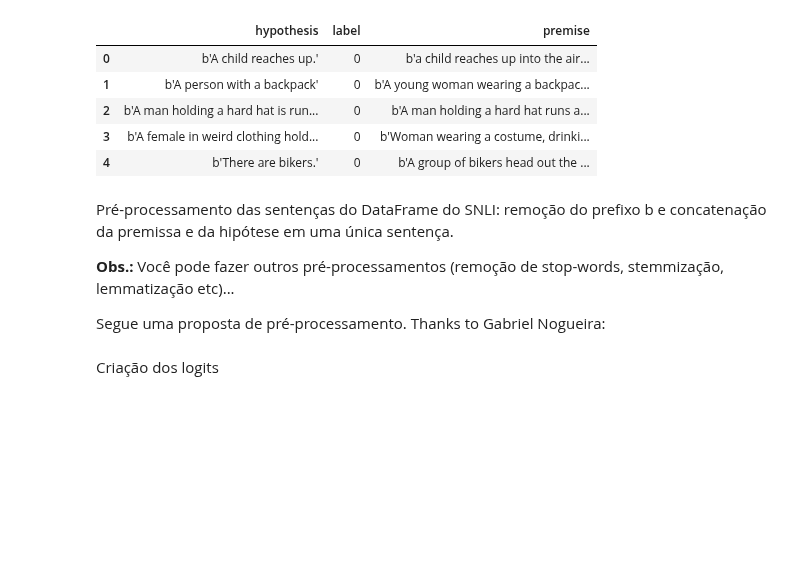
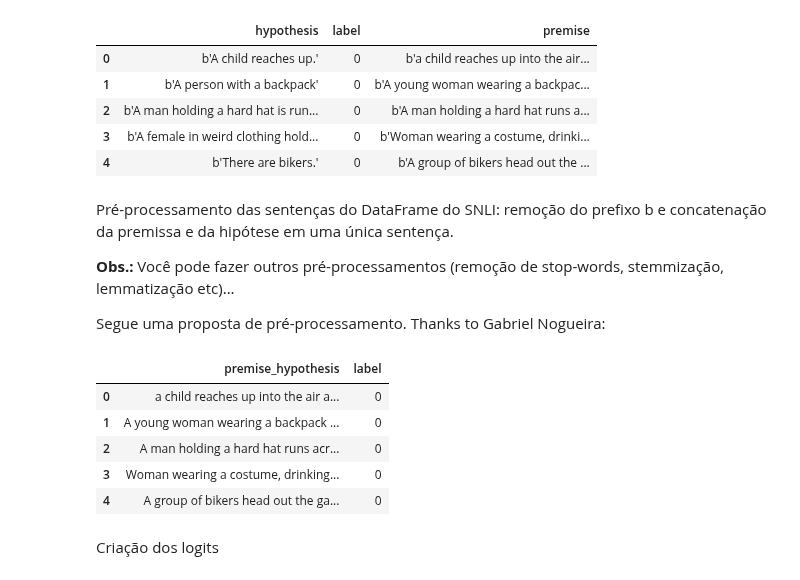
Before and after one commit to viniciusrpb/cic0269_natural_language_processing, a Jupyter notebook: lectures/natural_language_inference.ipynb, the cells around one changed output. Drawn from its saved outputs; the diff is of its cells as text; code cells hidden in the pictures; blank space fills up the shorter version.

```diff
--- a/lectures/natural_language_inference.ipynb
+++ b/lectures/natural_language_inference.ipynb
@@ -72,6 +76,15 @@ def preprocessDataFrame(df):
 df_train = preprocessDataFrame(df_train)
 df_valid = preprocessDataFrame(df_valid)
 df_test = preprocessDataFrame(df_test)
+# %%
+df_train.head()
+# %% [output]
+|  | premise_hypothesis | label |
+| 0 | a child reaches up into the air a... | 0 |
+| 1 | A young woman wearing a backpack ... | 0 |
+| 2 | A man holding a hard hat runs acr... | 0 |
+| 3 | Woman wearing a costume, drinking... | 0 |
+| 4 | A group of bikers head out the ga... | 0 |
 # %% [markdown]
 Criação dos logits
 # %%
```
Also changed, not shown: parts of 2 cells of this notebook.
